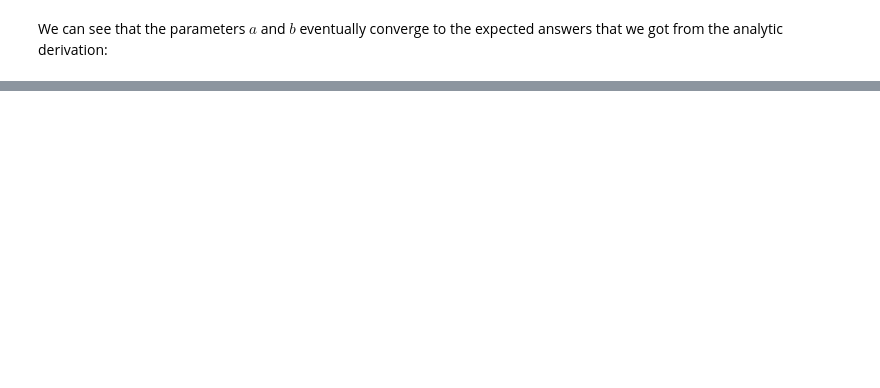
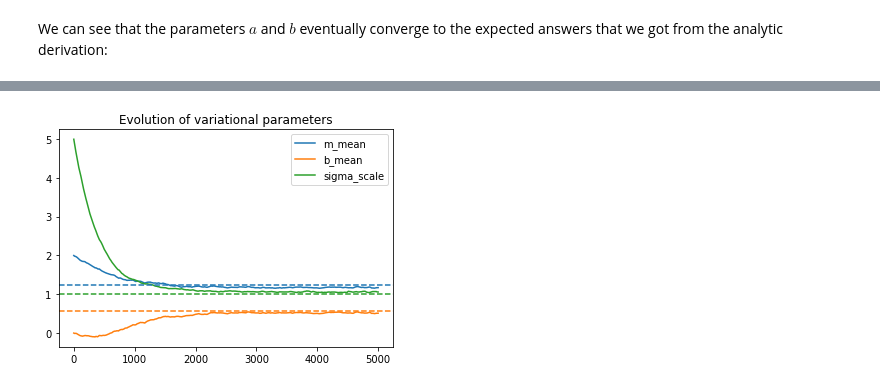
Before and after one commit to ecotner/pytorch-tutorial, a Jupyter notebook: pyro/02_inference.ipynb, the cells around one changed output, grey strips where cells are left out. Drawn from its saved outputs; the diff is of its cells as text; code cells hidden in the pictures; blank space fills up the shorter version.

```diff
--- a/pyro/02_inference.ipynb
+++ b/pyro/02_inference.ipynb
@@ -103,0 +250,11 @@ plt.tight_layout()
+# %%
+for label, vals in params.items():
+    plt.plot(vals, label=label)
+plt.axhline(M, color="C0", linestyle='--')
+plt.axhline(B, color="C1", linestyle='--')
+plt.axhline(EPS, color="C2", linestyle='--')
+plt.legend()
+plt.title("Evolution of variational parameters")
+plt.show()
+# %% [output]
+[figure, added]
```
Also changed, not shown: parts of 11 cells of this notebook.
